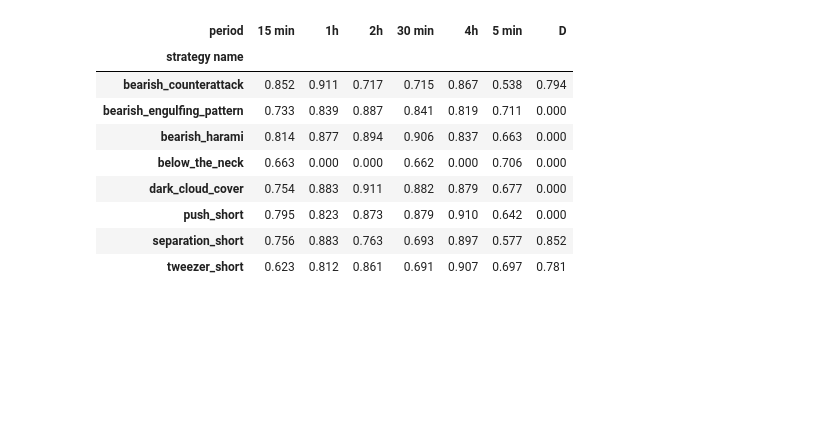
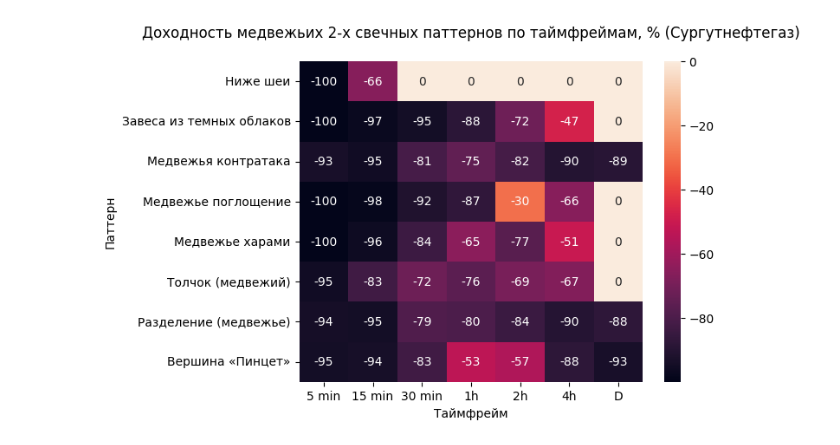
Before and after one commit to AlexKosuhin/project_1, a Jupyter notebook: Проверка эффективности паттернов/Двухссвечные паттерны на шорт/Сбербанк_Паттерны_шорт.ipynb, the cells around one changed output. Cells and saved outputs as stored; diff of their text form; code cells hidden in the pictures; blank space fills up the shorter version.

```diff
--- a/Проверка эффективности паттернов/Двухссвечные паттерны на шорт/Сбербанк_Паттерны_шорт.ipynb
+++ b/Проверка эффективности паттернов/Двухссвечные паттерны на шорт/Сбербанк_Паттерны_шорт.ipynb
@@ -725,21 +728,39 @@ aflt_result_strategies.head(3)
+# %%
+
+desired_columns = ['5 min', '15 min', '30 min', '1h', '2h', '4h', 'D']
+desired_index = [
+        'below_the_neck',
+        'dark_cloud_cover',
+        'bearish_counterattack',
+        'bearish_engulfing_pattern',
+        'bearish_harami',
+        'push_short',
+        'separation_short',
+        'tweezer_short']
 # %%
-pd.pivot_table(data=aflt_result_strategies[aflt_result_strategies['count of trades'] > 500],
-               values='profit factor',
+index_rus = {
+    'bearish_counterattack': 'Медвежья контратака',
+    'bearish_engulfing_pattern': 'Медвежье поглощение',
+    'bearish_harami': 'Медвежье харами',
+    'below_the_neck': 'Ниже шеи',
+    'dark_cloud_cover': 'Завеса из темных облаков',
+    'push_short': 'Толчок (медвежий)',
+    'separation_short': 'Разделение (медвежье)',
+    'tweezer_short': 'Вершина «Пинцет»'
+}
+dt = pd.pivot_table(data=aflt_result_strategies[aflt_result_strategies['count of trades'] > 600],
+               values='total percent return',
                index='strategy name',
                columns='period',
                aggfunc='max',
-               fill_value=0)
+               fill_value=0).reindex(desired_index)[desired_columns]
+dt = dt.rename(index=index_rus)
+sns.heatmap(dt, annot=True, fmt='.0f')
+plt.title('Доходность медвежьих 2-x свечных паттернов по таймфреймам, % (Сургутнефтегаз)', pad=20)
+plt.xlabel('Таймфрейм')
+plt.ylabel('Паттерн');
 # %% [output]
-| period | 15 min | 1h | 2h | 30 min | 4h | 5 min | D |
-| strategy name |  |  |  |  |  |  |  |
-| bearish_counterattack | 0.852 | 0.911 | 0.717 | 0.715 | 0.867 | 0.538 | 0.794 |
-| bearish_engulfing_pattern | 0.733 | 0.839 | 0.887 | 0.841 | 0.819 | 0.711 | 0.000 |
-| bearish_harami | 0.814 | 0.877 | 0.894 | 0.906 | 0.837 | 0.663 | 0.000 |
-| below_the_neck | 0.663 | 0.000 | 0.000 | 0.662 | 0.000 | 0.706 | 0.000 |
-| dark_cloud_cover | 0.754 | 0.883 | 0.911 | 0.882 | 0.879 | 0.677 | 0.000 |
-| push_short | 0.795 | 0.823 | 0.873 | 0.879 | 0.910 | 0.642 | 0.000 |
-| separation_short | 0.756 | 0.883 | 0.763 | 0.693 | 0.897 | 0.577 | 0.852 |
-| tweezer_short | 0.623 | 0.812 | 0.861 | 0.691 | 0.907 | 0.697 | 0.781 |
+[figure, added]
 # %%
 # Функция для первичного отбора стратегий
 def compare_strategies(data):
```
Also changed, not shown: parts of 3 cells of this notebook, 12 other files.
